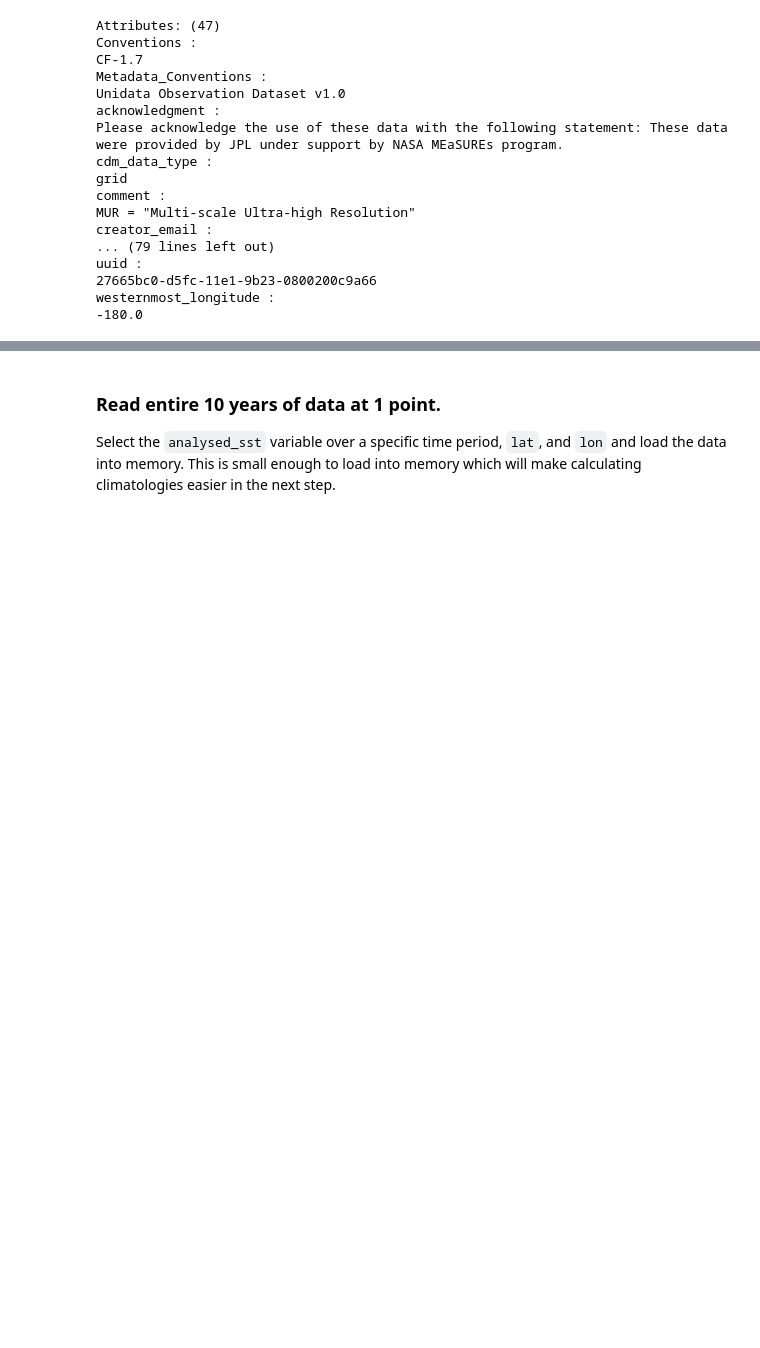
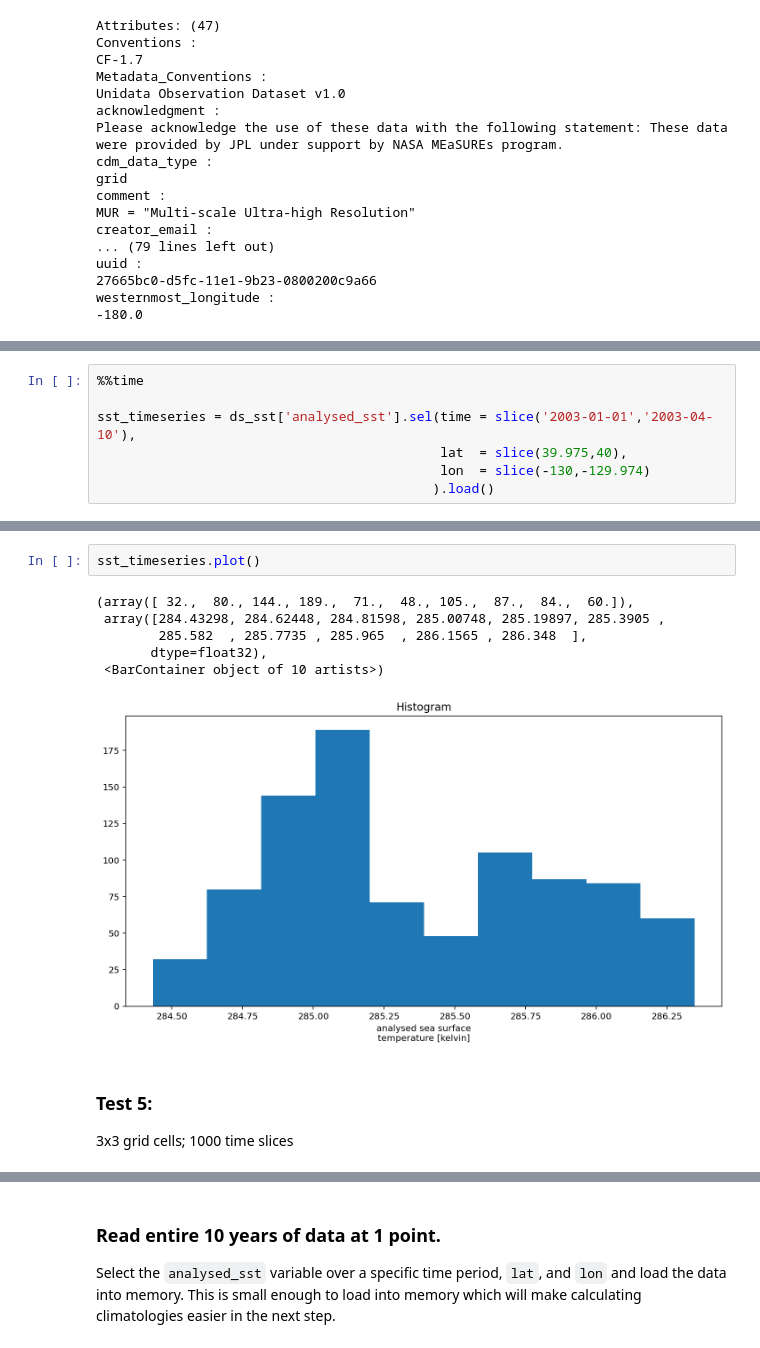
Before and after one commit to asteiker/osm2020tutorial, a Jupyter notebook: AWS-notebooks/zarr-time-series-analysis.ipynb, the cells around one changed output, grey strips where cells are left out. Saved outputs shown, nothing was run; the diff lists cells and outputs as text; blank space fills up the shorter version.

```diff
--- a/AWS-notebooks/zarr-time-series-analysis.ipynb
+++ b/AWS-notebooks/zarr-time-series-analysis.ipynb
@@ -206,0 +338,7 @@ Single grid cell	(-129.995, 39.995, -129.995, 39.995)	/analysed_sst[][5000][5000
+# %%
+%%time
+
+sst_timeseries = ds_sst['analysed_sst'].sel(time = slice('2003-01-01','2003-04-10'),
+                                            lat  = slice(39.975,40),
+                                            lon  = slice(-130,-129.974)
+                                           ).load()
@@ -206,0 +368,12 @@ Single grid cell	(-129.995, 39.995, -129.995, 39.995)	/analysed_sst[][5000][5000
+# %%
+sst_timeseries.plot()
+# %% [output]
+(array([ 32.,  80., 144., 189.,  71.,  48., 105.,  87.,  84.,  60.]),
+ array([284.43298, 284.62448, 284.81598, 285.00748, 285.19897, 285.3905 ,
+        285.582  , 285.7735 , 285.965  , 286.1565 , 286.348  ],
+       dtype=float32),
+ <BarContainer object of 10 artists>)
+[figure, added]
+# %% [markdown]
+### Test 5:
+3x3 grid cells; 1000 time slices
```
Also changed, not shown: parts of 37 cells of this notebook.
